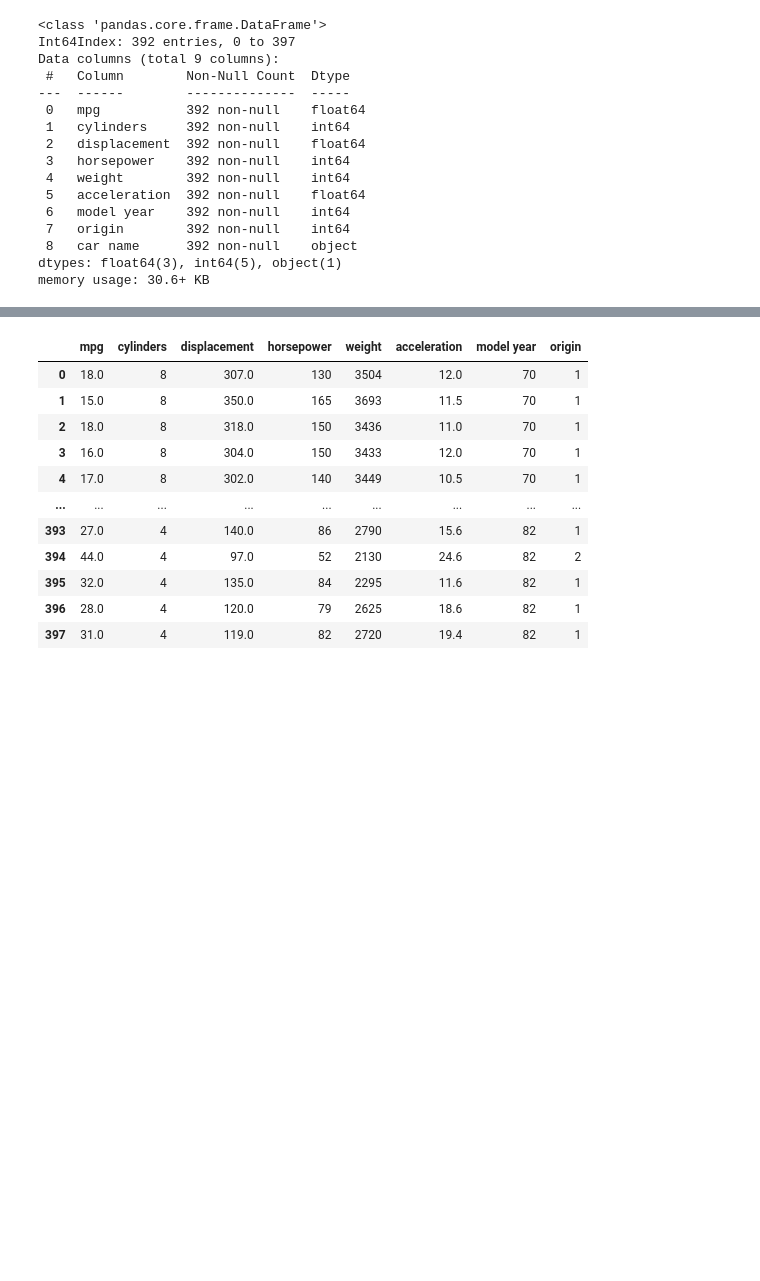
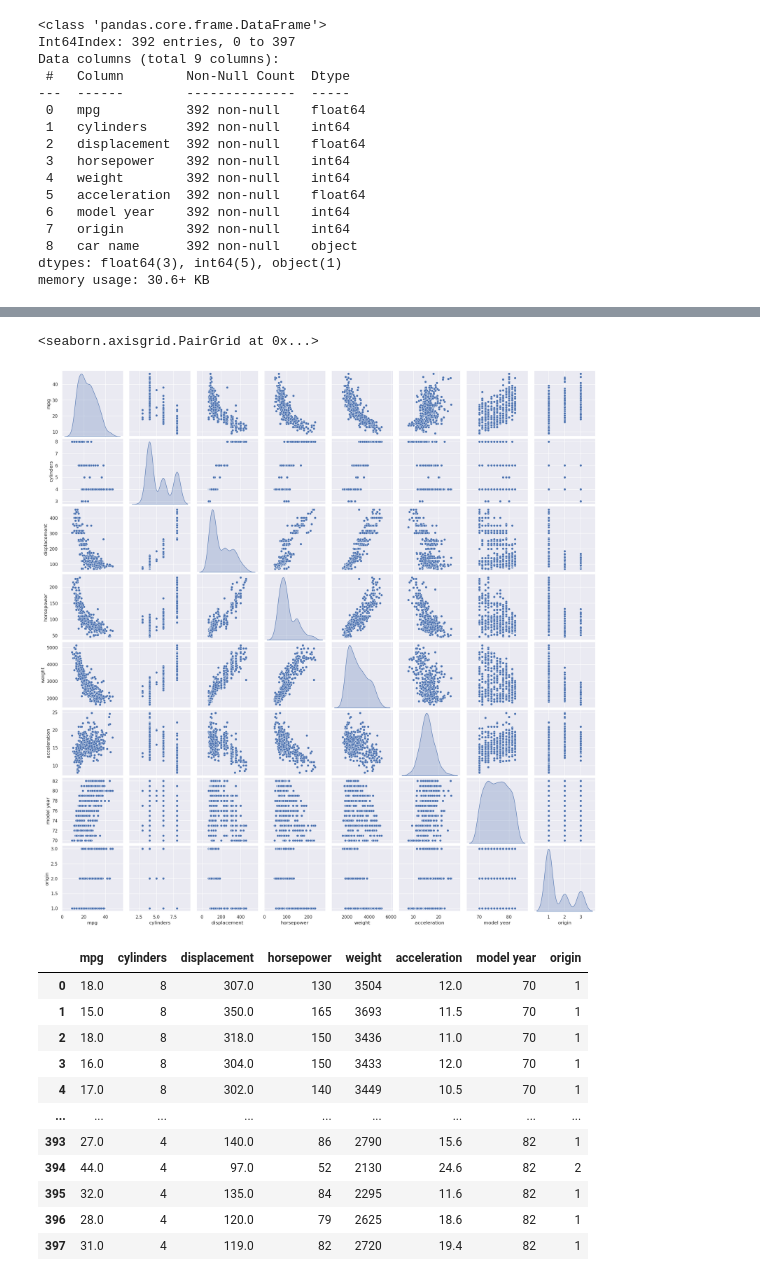
Before and after one commit to Hizejake/Optimization, a Jupyter notebook: Genetic Algorithms/autompg_GA.ipynb, the cells around one changed output, grey strips where cells are left out. Cells and saved outputs as stored; diff of their text form; code cells hidden in the pictures; blank space fills up the shorter version.

```diff
--- a/Genetic Algorithms/autompg_GA.ipynb
+++ b/Genetic Algorithms/autompg_GA.ipynb
@@ -95,3 +96,8 @@ plt.show()
+# %%
+sns.pairplot(autompg, diag_kind='kde')
+# %% [output]
+<seaborn.axisgrid.PairGrid at 0x...>
+[figure, added]
 # %%
 autompg.drop(columns=['car name'], axis=1, inplace=True)
 autompg
```
Also changed, not shown: parts of 19 cells of this notebook, 3 other files.
